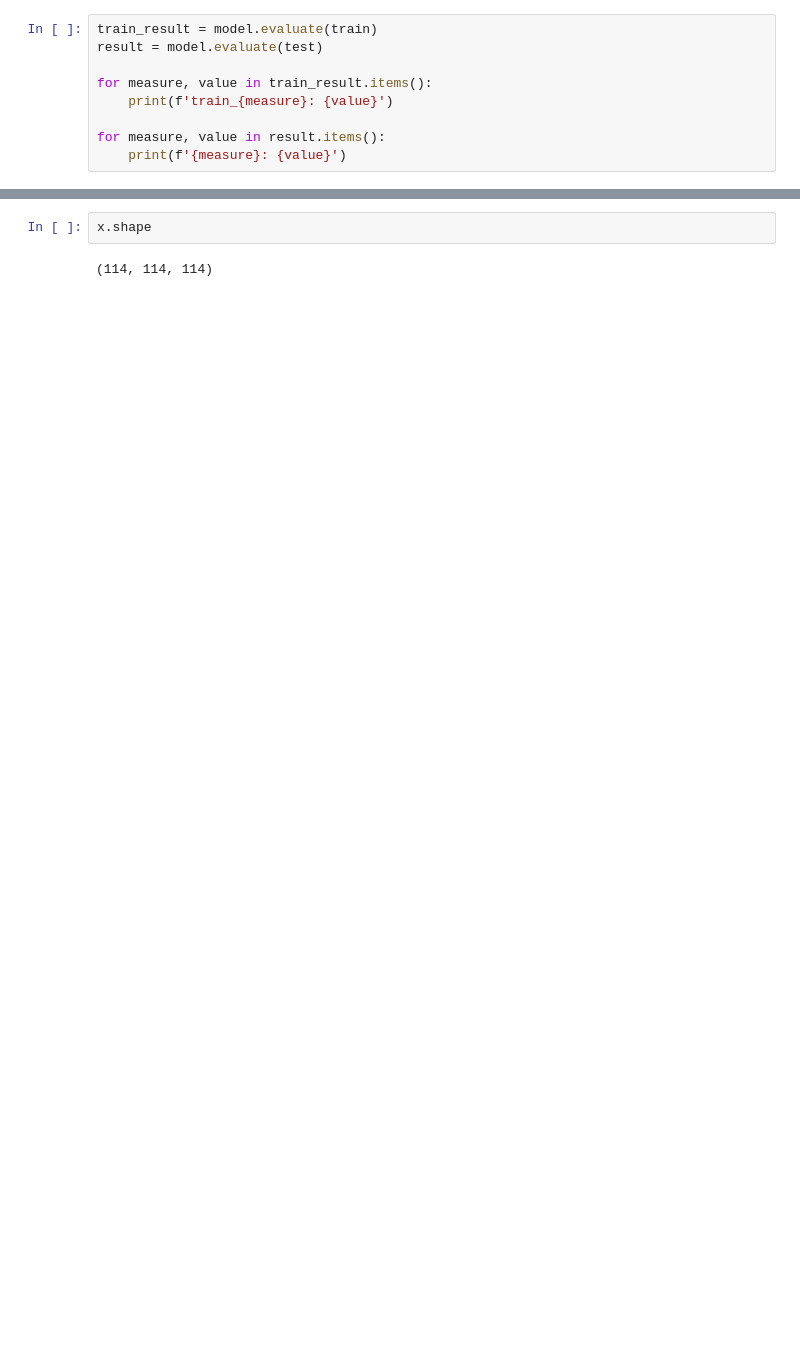
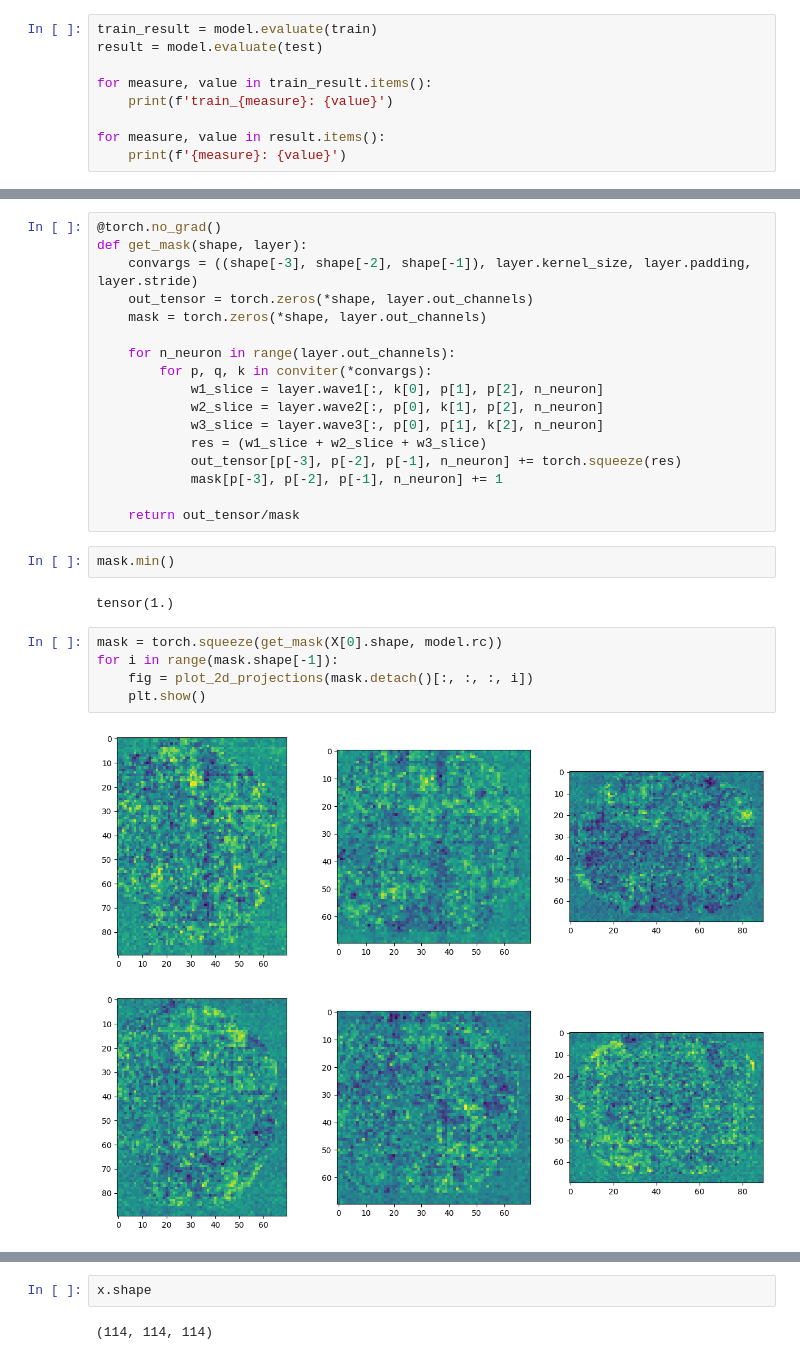
Before and after one commit to 1101AlexZab1011/deepmeg, a Jupyter notebook: dev/fmri_decoder.ipynb, the cells around one changed output, grey strips where cells are left out. Drawn from its saved outputs; the diff is of its cells as text; blank space fills up the shorter version.

```diff
--- a/dev/fmri_decoder.ipynb
+++ b/dev/fmri_decoder.ipynb
@@ -533,0 +575,29 @@ x = X[0]
+# %%
+@torch.no_grad()
+def get_mask(shape, layer):
+    convargs = ((shape[-3], shape[-2], shape[-1]), layer.kernel_size, layer.padding, layer.stride)
+    out_tensor = torch.zeros(*shape, layer.out_channels)
+    mask = torch.zeros(*shape, layer.out_channels)
+
+    for n_neuron in range(layer.out_channels):
+        for p, q, k in conviter(*convargs):
+            w1_slice = layer.wave1[:, k[0], p[1], p[2], n_neuron]
+            w2_slice = layer.wave2[:, p[0], k[1], p[2], n_neuron]
+            w3_slice = layer.wave3[:, p[0], p[1], k[2], n_neuron]
+            res = (w1_slice + w2_slice + w3_slice)
+            out_tensor[p[-3], p[-2], p[-1], n_neuron] += torch.squeeze(res)
+            mask[p[-3], p[-2], p[-1], n_neuron] += 1
+
+    return out_tensor/mask
+# %%
+mask.min()
+# %% [output]
+tensor(1.)
+# %%
+mask = torch.squeeze(get_mask(X[0].shape, model.rc))
+for i in range(mask.shape[-1]):
+    fig = plot_2d_projections(mask.detach()[:, :, :, i])
+    plt.show()
+# %% [output]
+[figure, added]
+[figure, added]
```
Also changed, not shown: parts of 19 cells of this notebook.
